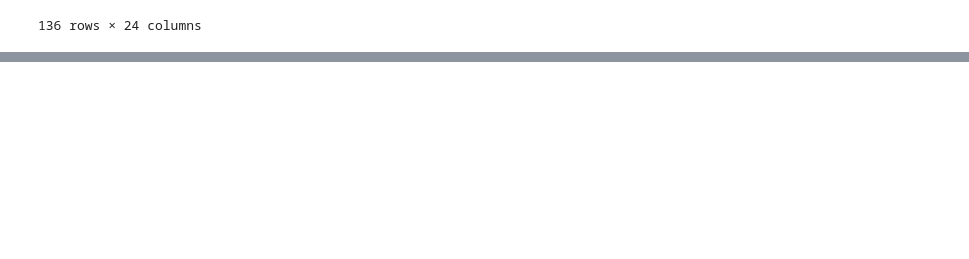
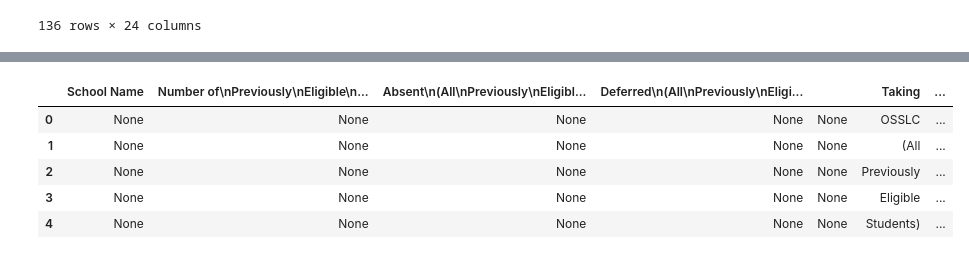
Before and after one commit to sunnyjen/CME358-Final_project, a Jupyter notebook: school_data/school_pdf_to_csv.ipynb, the cells around one changed output, grey strips where cells are left out. Cells and saved outputs as stored; diff of their text form; code cells hidden in the pictures; blank space fills up the shorter version.

```diff
--- a/school_data/school_pdf_to_csv.ipynb
+++ b/school_data/school_pdf_to_csv.ipynb
@@ -88,0 +150,9 @@ final_df
+# %%
+result_df.head()
+# %% [output]
+|  | School Name | Number of\nPreviously\nEligible\n... | Absent\n(All\nPreviously\nEligibl... | Deferred\n(All\nPreviously\nEligi... |  | Taking | ... |
+| 0 | None | None | None | None | None | OSSLC | ... |
+| 1 | None | None | None | None | None | (All | ... |
+| 2 | None | None | None | None | None | Previously | ... |
+| 3 | None | None | None | None | None | Eligible | ... |
+| 4 | None | None | None | None | None | Students) | ... |
```
Also changed, not shown: parts of 5 cells of this notebook, 1 other file.
